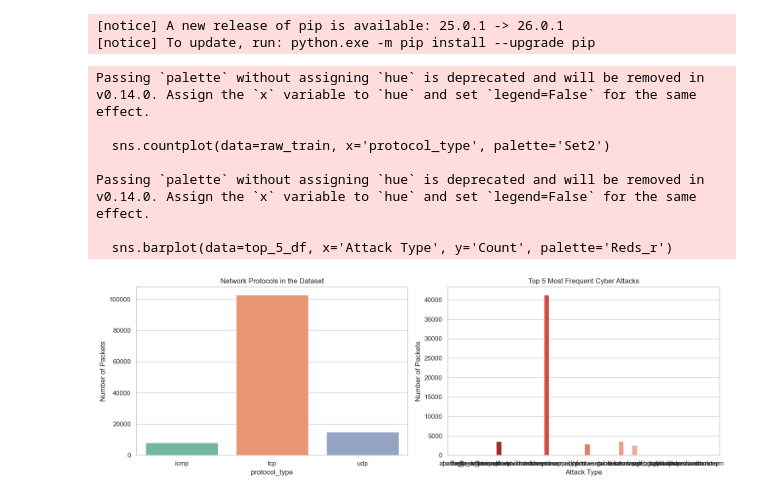
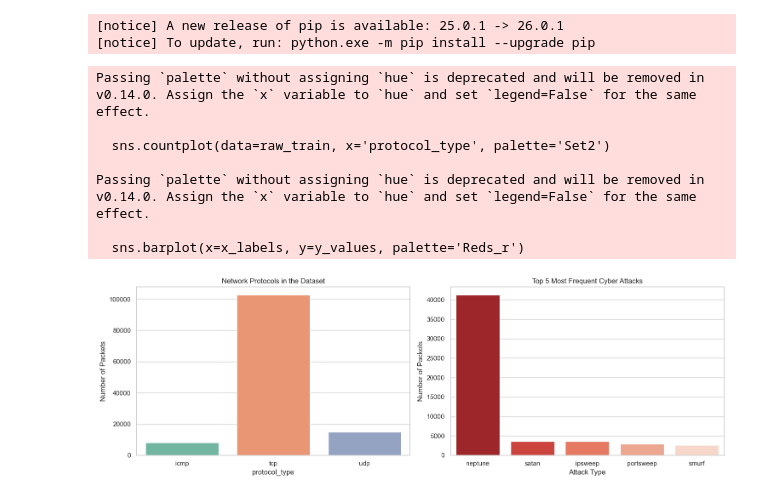
Before and after one commit to Ayu-Ty/ids, a Jupyter notebook: ids_project.ipynb, the cells around one changed output. Saved outputs shown, nothing was run; the diff lists cells and outputs as text; code cells hidden in the pictures.

```diff
--- a/ids_project.ipynb
+++ b/ids_project.ipynb
@@ -281,40 +281,40 @@ import seaborn as sns
 raw_train = pd.read_parquet('KDDTrain.parquet')
 
 # Set the style for our charts
 sns.set_theme(style="whitegrid")
 plt.figure(figsize=(15, 5))
 
 # --- CHART 1: What protocols are used most? ---
 plt.subplot(1, 2, 1)
 sns.countplot(data=raw_train, x='protocol_type', palette='Set2')
 plt.title('Network Protocols in the Dataset')
 plt.ylabel('Number of Packets')
 
-# --- CHART 2: FIXED - What are the top 5 cyber attacks? ---
+# --- CHART 2: THE FOOLPROOF FIX ---
 plt.subplot(1, 2, 2)
 
-# 1. Filter out normal traffic
+# 1. Filter out normal traffic and get the top 5
 attacks_only = raw_train[raw_train['class'] != 'normal']
-
-# 2. Get the top 5 most common attacks
 top_5_attacks = attacks_only['class'].value_counts().head(5)
 
-# 3. Create a clean DataFrame just for the chart
-top_5_df = pd.DataFrame({'Attack Type': top_5_attacks.index, 'Count': top_5_attacks.values})
+# 2. FORCE them to be plain text strings so the chart forgets the other 35 categories
+x_labels = top_5_attacks.index.astype(str).tolist()
+y_values = top_5_attacks.values.tolist()
 
-# 4. Plot only the top 5
-sns.barplot(data=top_5_df, x='Attack Type', y='Count', palette='Reds_r')
+# 3. Plot using the clean text lists
+sns.barplot(x=x_labels, y=y_values, palette='Reds_r')
 plt.title('Top 5 Most Frequent Cyber Attacks')
 plt.ylabel('Number of Packets')
+plt.xlabel('Attack Type')
 
 plt.tight_layout()
 plt.show()
 # %% [output]
 Passing `palette` without assigning `hue` is deprecated and will be removed in v0.14.0. Assign the `x` variable to `hue` and set `legend=False` for the same effect.
 
   sns.countplot(data=raw_train, x='protocol_type', palette='Set2')
 
 Passing `palette` without assigning `hue` is deprecated and will be removed in v0.14.0. Assign the `x` variable to `hue` and set `legend=False` for the same effect.
 
-  sns.barplot(data=top_5_df, x='Attack Type', y='Count', palette='Reds_r')
+  sns.barplot(x=x_labels, y=y_values, palette='Reds_r')
-[figure, old version]
+[figure, new version]
```
Also changed, not shown: parts of 5 cells of this notebook.
